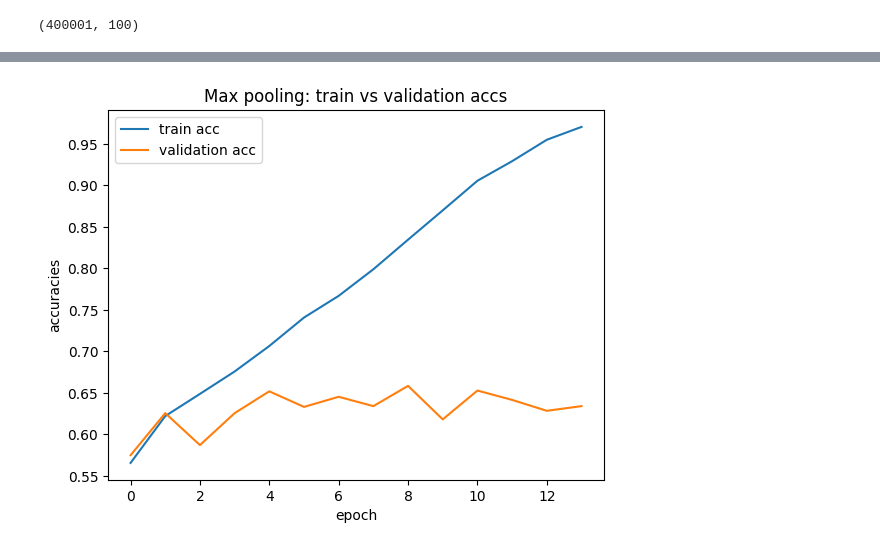
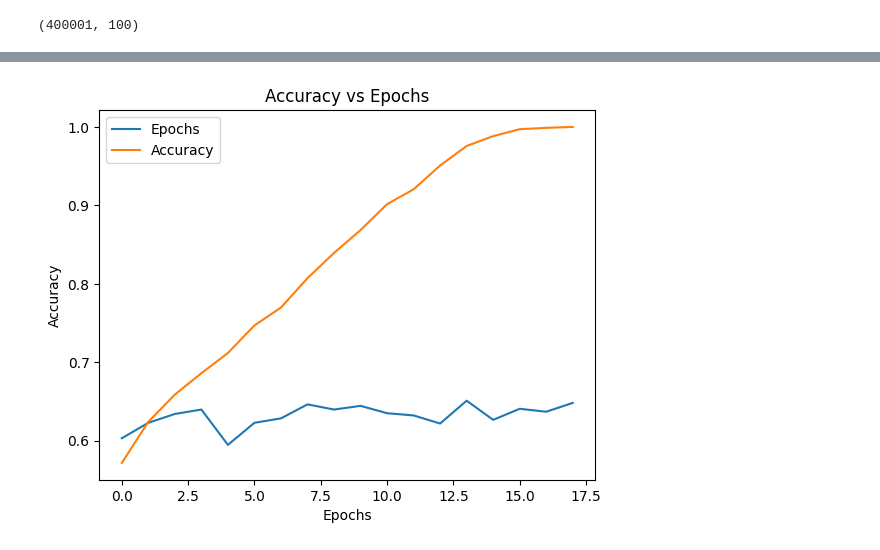
Before and after one commit to HiIAmTzeKean/SC4002-NLP, a Jupyter notebook: part_2_total.ipynb, the cells around one changed output, grey strips where cells are left out. Drawn from its saved outputs; the diff is of its cells as text; code cells hidden in the pictures.

Commit message:
feat: add plot

```diff
--- a/part_2_total.ipynb
+++ b/part_2_total.ipynb
@@ -123,7 +133,7 @@ class EmbeddingsDataset(Dataset):
         num_tokens_used += 1
     # # if not enough tokens in the sentence, use index of ??
     if len(indices) < self.num_tokens_per_sentence:
-      padding = [0 for _ in range(self.num_tokens_per_sentence - len(indices))]
+      padding = [(embedding_matrix_np.shape[0] - 1 ) for _ in range(self.num_tokens_per_sentence - len(indices))]
       indices.extend(padding)
     #print(indices)
     indices = torch.tensor(indices, dtype=torch.long)
@@ -189 +201,11 @@ def test_loop_bce(validate_dataloader, model, loss_fn):
+# %%
+def plot(x: list, y:list, x_label = "", y_label = "", title = ""):
+    plt.plot(x, label=x_label)
+    plt.plot(y, label=y_label)
+
+    plt.xlabel(x_label)
+    plt.ylabel(y_label)
+    plt.title(title)
+    plt.legend()
+    plt.show()
 # %% [markdown]
@@ -268,7 +290,7 @@ class VanillaRNNWithEmbedding(nn.Module):
         return res
 # %%
 RNN_embeddings_model = VanillaRNNWithEmbedding(input_size=EMBEDDING_DIM, hidden_size=HIDDEN_SIZE, num_layers=2, num_classes=1)
-optim = torch.optim.Adam(RNN_embeddings_model.parameters(), lr=0.001)
+optim = torch.optim.Adam(RNN_embeddings_model.parameters(), lr=0.0001)
 
 
 train_dataset_ed2 = EmbeddingsDataset(train_dataset['text'], train_dataset['label'], num_tokens_per_sentence=25)
@@ -316,14 +338,5 @@ Epoch:14        Validation Acc:0.6341463414634146       Train Acc:0.970339976553
 KeyboardInterrupt:
-# %%
-import matplotlib.pyplot as plt
-
-plt.plot(train_acc, label="train acc")
-plt.plot(validation_acc, label="validation acc")
-
-plt.xlabel("epoch")
-plt.ylabel("accuracies")
-plt.title("Max pooling: train vs validation accs")
-plt.legend()
-plt.show()
-# %% [output]
-[figure, removed]
+# %%
+plot(validation_acc, train_acc, x_label="Epochs", y_label="Accuracy", title="Accuracy vs Epochs")
+# %% [output]
+[figure, added]
```
Also changed, not shown: parts of 7 cells of this notebook.
